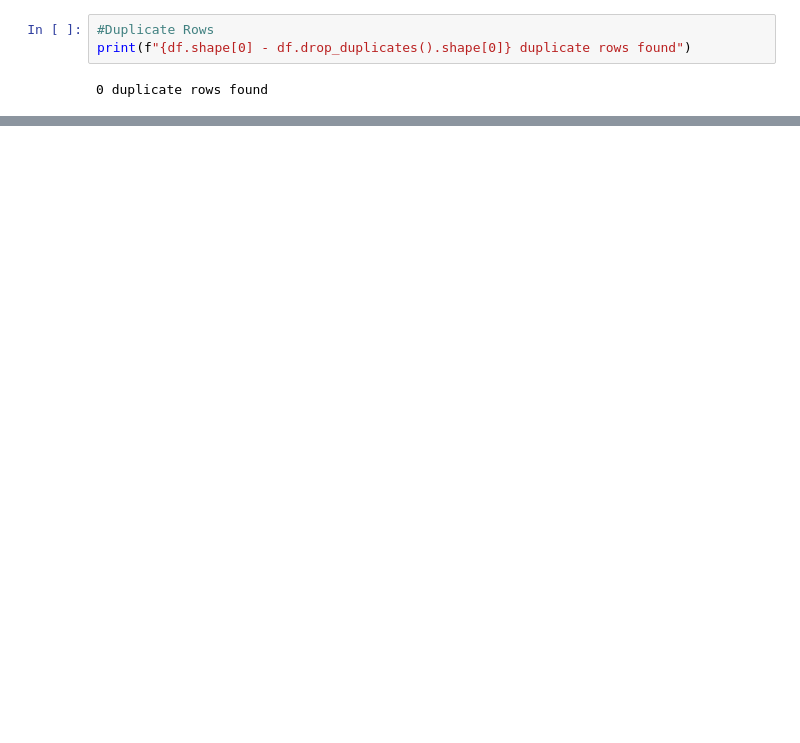
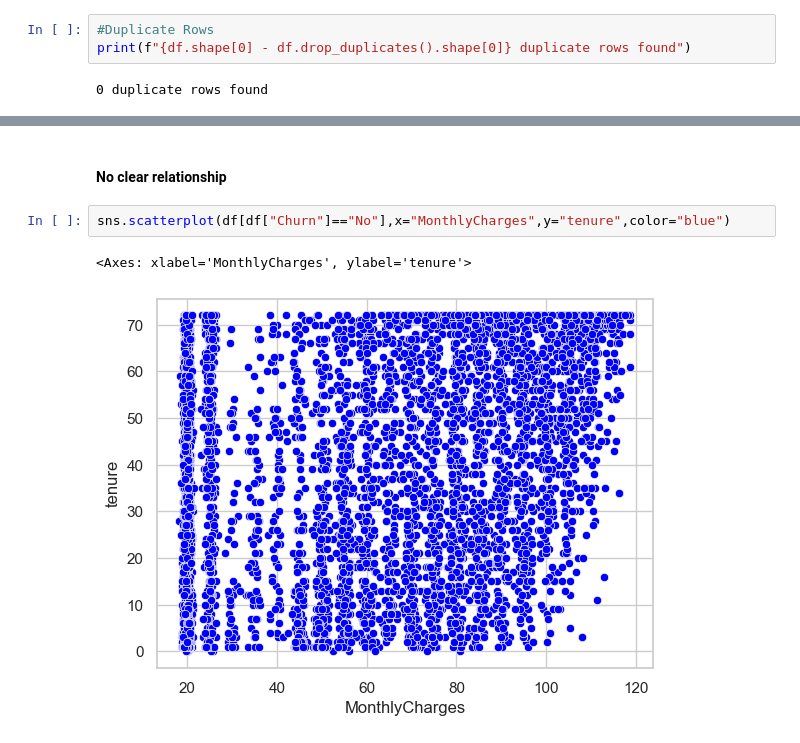
Before and after one commit to nb3110/telco_churn_project, a Jupyter notebook: notebook.ipynb, the cells around one changed output, grey strips where cells are left out. Cells and saved outputs as stored; diff of their text form; blank space fills up the shorter version.

```diff
--- a/notebook.ipynb
+++ b/notebook.ipynb
@@ -100,0 +163,7 @@ print(f"{df.shape[0] - df.drop_duplicates().shape[0]} duplicate rows found")
+# %% [markdown]
+#### No clear relationship
+# %%
+sns.scatterplot(df[df["Churn"]=="No"],x="MonthlyCharges",y="tenure",color="blue")
+# %% [output]
+<Axes: xlabel='MonthlyCharges', ylabel='tenure'>
+[figure, added]
```
Also changed, not shown: parts of 89 cells of this notebook, 1 other file.
